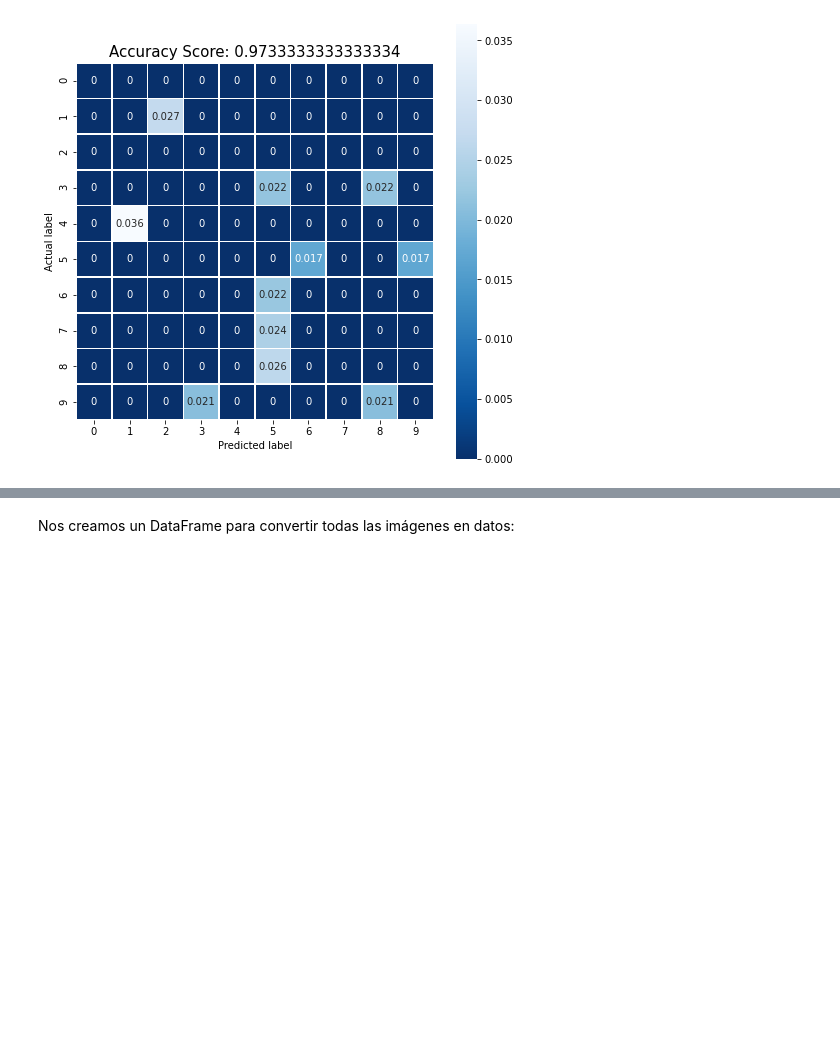
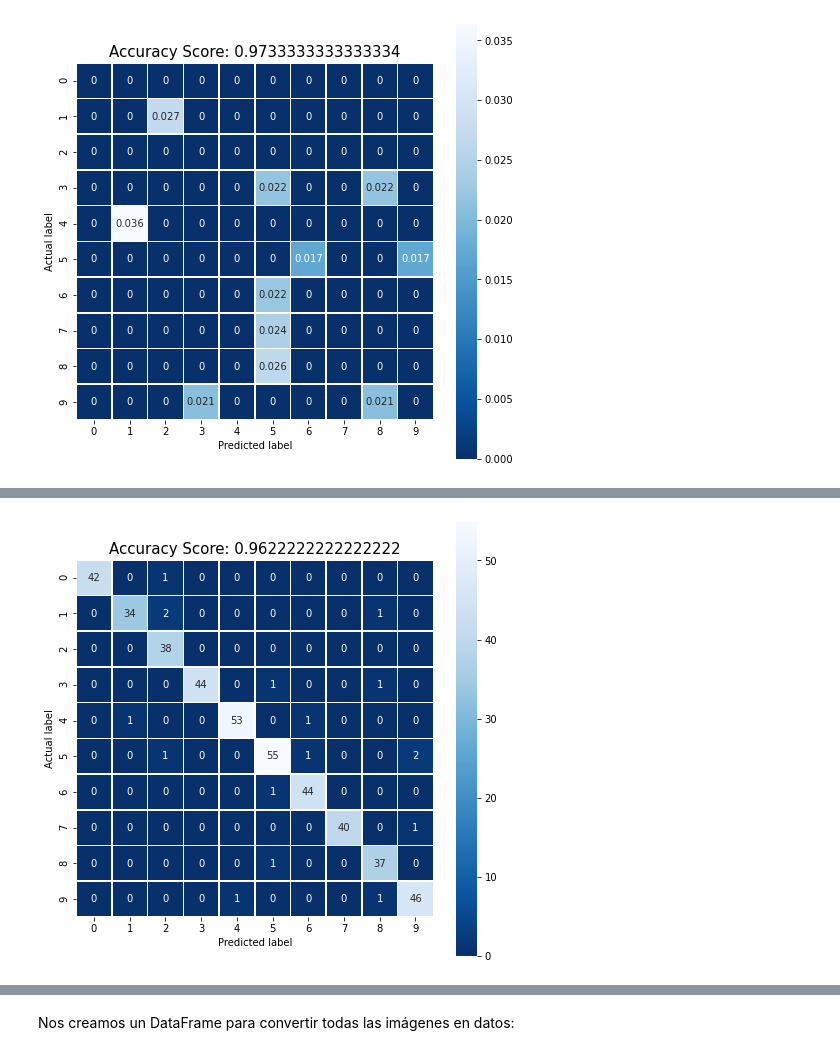
Before and after one commit to franciscocanon-thebridge/bootcamp_thebridge_PTSep20, a Jupyter notebook: Bloque 3 - Machine Learning/01_Supervisado/2-Logistic Regression/03_Regresión_números.ipynb, the cells around one changed output, grey strips where cells are left out. Cells and saved outputs as stored; diff of their text form; code cells hidden in the pictures; blank space fills up the shorter version.

```diff
--- a/Bloque 3 - Machine Learning/01_Supervisado/2-Logistic Regression/03_Regresión_números.ipynb
+++ b/Bloque 3 - Machine Learning/01_Supervisado/2-Logistic Regression/03_Regresión_números.ipynb
@@ -287,0 +339,21 @@ Mídelo y compáralo con los 2 anteriores.
+# %%
+df2 = df.copy()
+
+col_cambio = 6
+for n_col in df2.columns:
+    if n_col == col_cambio:
+        df2[n_col] = 0
+        col_cambio = col_cambio + 8
+# %%
+X_train, X_test, y_train, y_test = train_test_split(
+    df2.drop('number', 1),
+    df2['number'],
+    test_size=0.25,
+    random_state=42)
+# %%
+from sklearn.linear_model import LogisticRegression
+
+logisticRegr = LogisticRegression(max_iter=2500)
+logisticRegr.fit(X_train, y_train)
+score = logisticRegr.score(X_test, y_test)
+score
@@ -287,0 +362,4 @@ Mídelo y compáralo con los 2 anteriores.
+# %%
+predictions = logisticRegr.predict(X_test)
+cm = metrics.confusion_matrix(y_test, predictions)
+cm
@@ -287,0 +377,11 @@ Mídelo y compáralo con los 2 anteriores.
+# %%
+import seaborn as sns
+
+plt.figure(figsize=(8,8))
+sns.heatmap(cm, annot=True, linewidths=.5, square = True, cmap = 'Blues_r')
+plt.ylabel('Actual label')
+plt.xlabel('Predicted label')
+all_sample_title = 'Accuracy Score: {0}'.format(score)
+plt.title(all_sample_title, size = 15);
+# %% [output]
+[figure, added]
```
Also changed, not shown: parts of 53 cells of this notebook, 10 other files.
